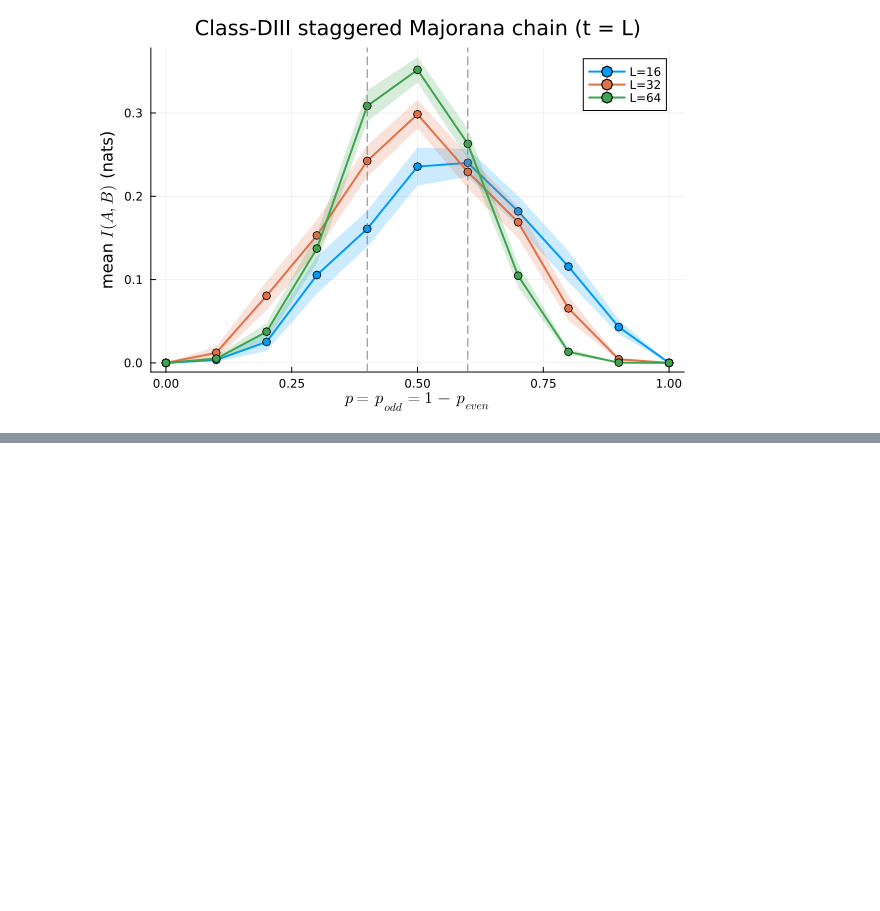
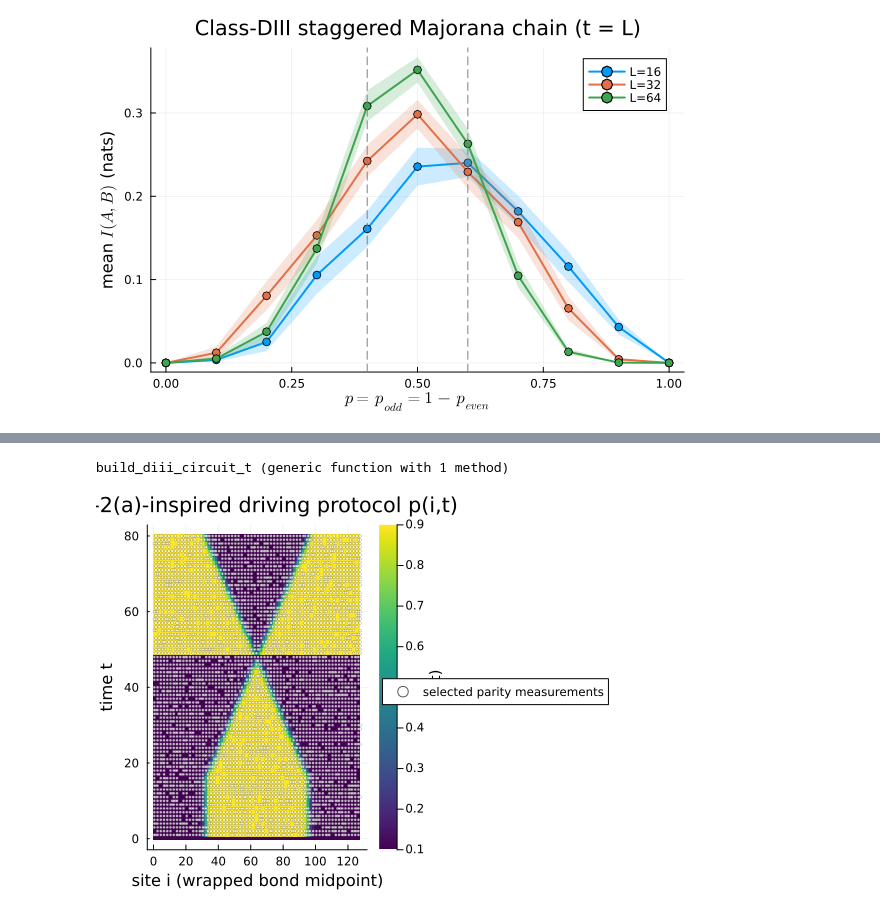
Before and after one commit to hainingpan/QuantumCircuitsMPS.jl, a Jupyter notebook: examples/gaussian_example.ipynb, the cells around one changed output, grey strips where cells are left out. Drawn from its saved outputs; the diff is of its cells as text; code cells hidden in the pictures; blank space fills up the shorter version.

```diff
--- a/examples/gaussian_example.ipynb
+++ b/examples/gaussian_example.ipynb
@@ -187,0 +192,74 @@ fig
+# %%
+# p(x, t): two domain walls sweep toward the center (t ≤ 48), then back apart (t ≥ 49).
+function p_profile(x::Real, t::Int; L::Int=128, p_low=0.1, p_high=0.9, k=0.5)
+    t == 0 && return p_low
+    v = (L / 4) / (48 - 16)
+    δ = max(t - 16, 0)
+    a, b = minmax(L / 4 + v * δ, 3L / 4 - v * δ)
+    u = 0.5 * (tanh(k * (x - a)) - tanh(k * (x - b)))
+    return t <= 48 ? p_low + (p_high - p_low) * u : p_high - (p_high - p_low) * u
+end
+
+# One time step as a static, vector-probability circuit: odd bonds measure with
+# p(x, t) at their own midpoint x, even bonds (incl. the PBC wrap bond) with 1 - p(x, t).
+function build_diii_circuit_t(t::Int; L::Int=128, bc::Symbol=:periodic)
+    p_odd = [p_profile(mod(first(s), L) + 0.5, t; L=L)
+             for s in elements(Bricklayer(:odd), L, bc)]
+    p_even = [1.0 - p_profile(mod(first(s), L) + 0.5, t; L=L)
+              for s in elements(Bricklayer(:even), L, bc)]
+    return Circuit(L=L, bc=bc) do c
+        apply_with_prob!(c; outcomes=[
+            (probability=p_odd,      gate=BondParity(),  geometry=Bricklayer(:odd)),
+            (probability=1 .- p_odd, gate=GaussianHaar(), geometry=Bricklayer(:odd)),
+        ])
+        apply_with_prob!(c; outcomes=[
+            (probability=p_even,      gate=BondParity(),  geometry=Bricklayer(:even)),
+            (probability=1 .- p_even, gate=GaussianHaar(), geometry=Bricklayer(:even)),
+        ])
+    end
+end
+# %% [output]
+build_diii_circuit_t (generic function with 1 method)
+# %%
+L, p_low, p_high, tmax, seed = 128, 0.1, 0.9, 80, 1
+positions = collect(0.5:1.0:(L - 0.5))
+
+# The (tmax+1) x L spacetime field p(i, t); row 1 is the uniform t = 0 row.
+field = Matrix{Float64}(undef, tmax + 1, L)
+for tt in 0:tmax, (col, x) in enumerate(positions)
+    field[tt + 1, col] = p_profile(x, tt; L=L, p_low=p_low, p_high=p_high)
+end
+
+state = SimulationState(L=L, bc=:periodic, backend=:gaussian, site_type="Majorana",
+    rng=RNGRegistry(gates_spacetime=4 * (seed - 1) + 1,
+                    born_measurement=4 * (seed - 1) + 2,
+                    gates_realization=4 * (seed - 1) + 3,
+                    state_init=4 * (seed - 1) + 4),
+    log_events=true)
+initialize!(state, RandomGaussianState())   # paper: random Gaussian initial state
+
+# One trajectory: rebuild the circuit each step (the per-bond probabilities depend
+# on t) and collect the bond midpoints where a parity measurement was selected.
+overlay_x, overlay_t = Float64[], Int[]
+for t in 1:tmax
+    circuit_t = build_diii_circuit_t(t; L=L)
+    event_start = length(events(state))
+    simulate!(circuit_t, state; n_steps=1, record_when=:final_only)
+    for ev in events(state)[(event_start + 1):end]
+        (ev isa QuantumCircuitsMPS.GateApplied && ev.gate_label == "BondP") || continue
+        push!(overlay_x, mod(first(ev.sites), L) + 0.5)
+        push!(overlay_t, t)
+    end
+end
+
+hm = heatmap(positions, 0:tmax, field;
+    xlabel="site i (wrapped bond midpoint)", ylabel="time t",
+    title="Fig.-2(a)-inspired driving protocol p(i,t)",
+    colorbar_title="p(i,t)", c=:viridis, clims=(p_low, p_high))
+scatter!(hm, overlay_x, overlay_t;
+    label="selected parity measurements", ms=1.5, markerstrokewidth=0.3,
+    markercolor=:white, markerstrokecolor=:black, markeralpha=0.7, legend=:outerright)
+display("image/png", hm)
+nothing
+# %% [output]
+[figure, added]
```
Also changed, not shown: parts of 3 cells of this notebook, 13 other files.
